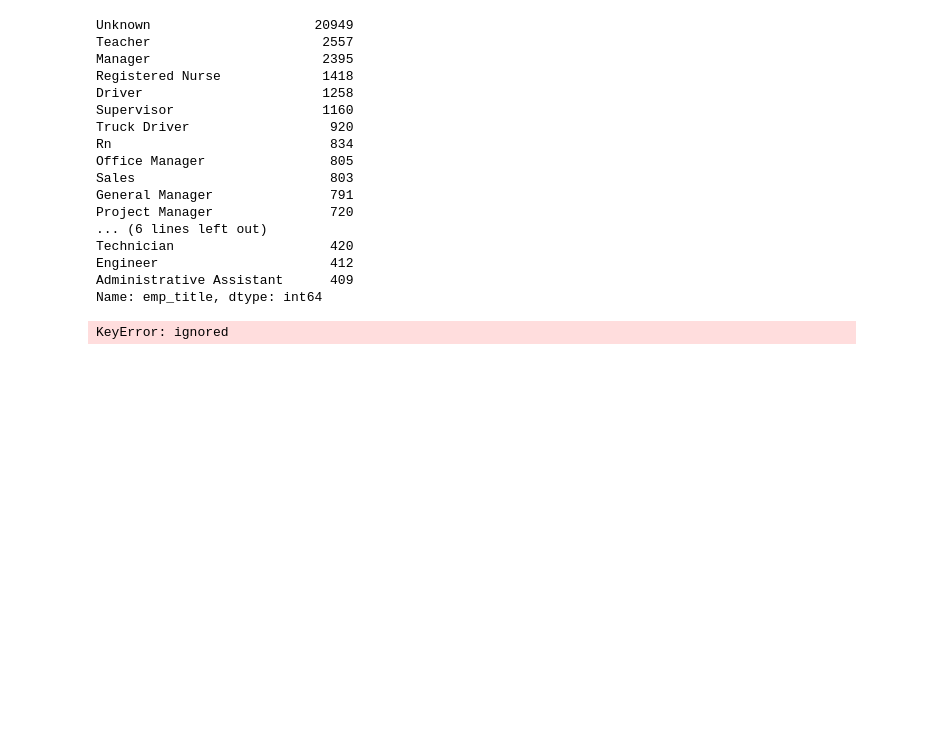
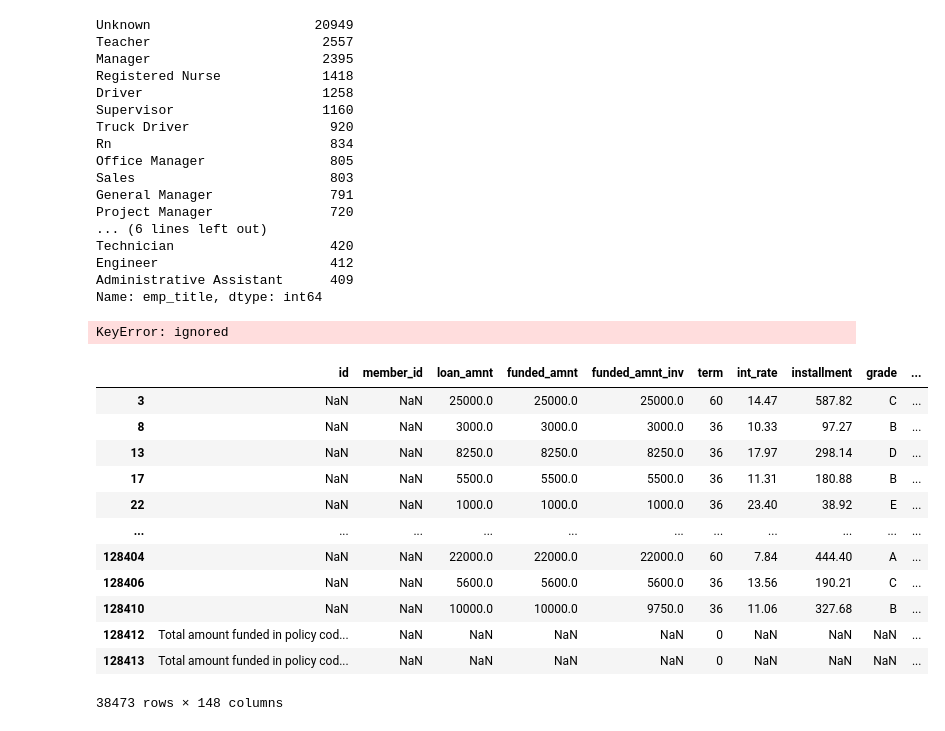
Before and after one commit to popkdodge/DS-Unit-1-Sprint-1-Data-Wrangling-and-Storytelling, a Jupyter notebook: module2-make-features/LS_DS_112_Make_Features_Assignment.ipynb, the cells around one changed output. Drawn from its saved outputs; the diff is of its cells as text; code cells hidden in the pictures; blank space fills up the shorter version.

```diff
--- a/module2-make-features/LS_DS_112_Make_Features_Assignment.ipynb
+++ b/module2-make-features/LS_DS_112_Make_Features_Assignment.ipynb
@@ -316,3 +337,23 @@ def remove_not_top_20(job):
 top20job = {'Unknown':"Unknown", 'Teacher':'Teacher', 'Manager':"Manager", 'Registered Nurse':"Registered Nurse", 'Driver':"Driver"
 # %% [output]
 KeyError: ignored
+# %%
+house['job_count']= house.emp_title.map(house.emp_title.value_counts())
+# %%
+job_condition= house['job_count'] > 409
+# %%
+house[job_condition]
+# %% [output]
+|  | id | member_id | loan_amnt | funded_amnt | funded_amnt_inv | term | int_rate | installment | grade | ... |
+| 3 | NaN | NaN | 25000.0 | 25000.0 | 25000.0 | 60 | 14.47 | 587.82 | C | ... |
+| 8 | NaN | NaN | 3000.0 | 3000.0 | 3000.0 | 36 | 10.33 | 97.27 | B | ... |
+| 13 | NaN | NaN | 8250.0 | 8250.0 | 8250.0 | 36 | 17.97 | 298.14 | D | ... |
+| 17 | NaN | NaN | 5500.0 | 5500.0 | 5500.0 | 36 | 11.31 | 180.88 | B | ... |
+| 22 | NaN | NaN | 1000.0 | 1000.0 | 1000.0 | 36 | 23.40 | 38.92 | E | ... |
+| ... | ... | ... | ... | ... | ... | ... | ... | ... | ... | ... |
+| 128404 | NaN | NaN | 22000.0 | 22000.0 | 22000.0 | 60 | 7.84 | 444.40 | A | ... |
+| 128406 | NaN | NaN | 5600.0 | 5600.0 | 5600.0 | 36 | 13.56 | 190.21 | C | ... |
+| 128410 | NaN | NaN | 10000.0 | 10000.0 | 9750.0 | 36 | 11.06 | 327.68 | B | ... |
+| 128412 | Total amount funded in policy cod... | NaN | NaN | NaN | NaN | 0 | NaN | NaN | NaN | ... |
+| 128413 | Total amount funded in policy cod... | NaN | NaN | NaN | NaN | 0 | NaN | NaN | NaN | ... |
+38473 rows × 148 columns
```
Also changed, not shown: parts of 9 cells of this notebook.
